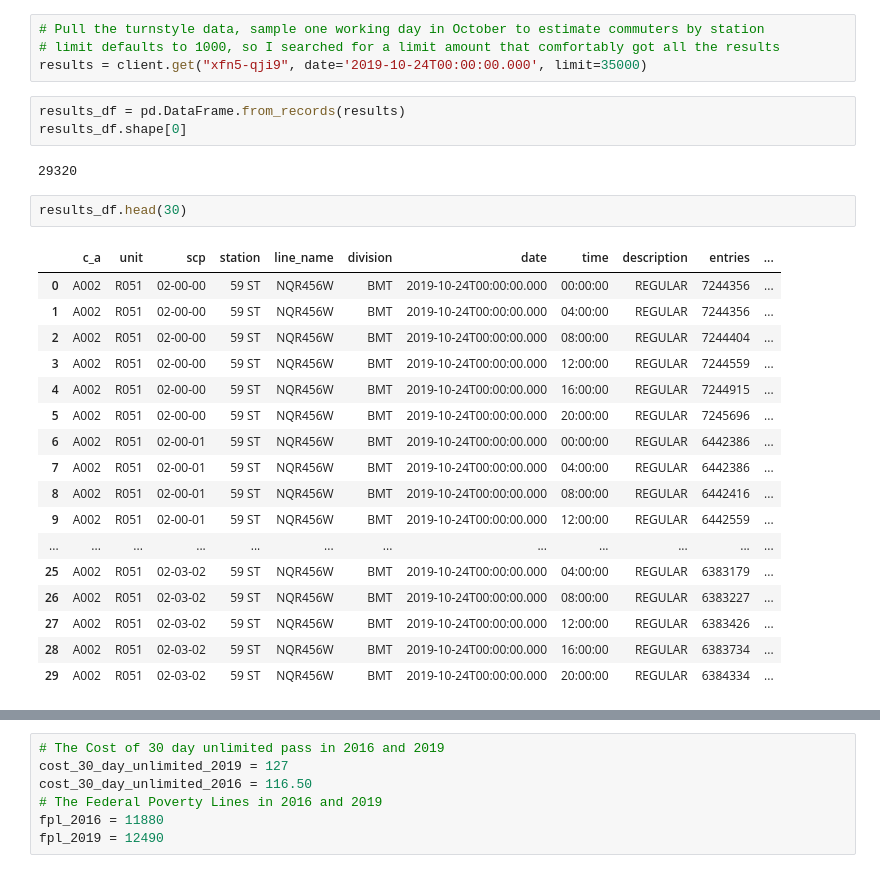
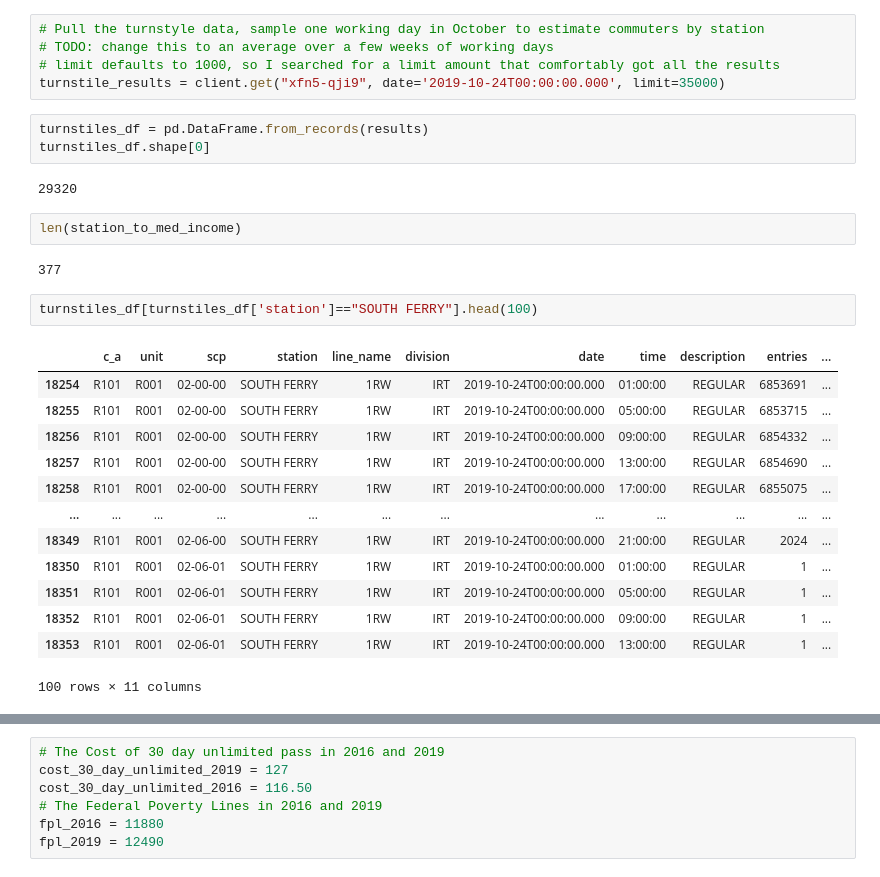
Before and after one commit to ilica/fairfares, a Jupyter notebook: DraftDataAnalysis.ipynb, the cells around one changed output, grey strips where cells are left out. Drawn from its saved outputs; the diff is of its cells as text.

```diff
--- a/DraftDataAnalysis.ipynb
+++ b/DraftDataAnalysis.ipynb
@@ -46,29 +70,30 @@ subway_to_latlong.head(20)
 # %%
 # Pull the turnstyle data, sample one working day in October to estimate commuters by station
+# TODO: change this to an average over a few weeks of working days
 # limit defaults to 1000, so I searched for a limit amount that comfortably got all the results
-results = client.get("xfn5-qji9", date='2019-10-24T00:00:00.000', limit=35000)
+turnstile_results = client.get("xfn5-qji9", date='2019-10-24T00:00:00.000', limit=35000)
 # %%
-results_df = pd.DataFrame.from_records(results)
-results_df.shape[0]
+turnstiles_df = pd.DataFrame.from_records(results)
+turnstiles_df.shape[0]
 # %% [output]
 29320
-# %%
-results_df.head(30)
-# %% [output]
-|  | c_a | unit | scp | station | line_name | division | date | time | description | entries | ... |
-| 0 | A002 | R051 | 02-00-00 | 59 ST | NQR456W | BMT | 2019-10-24T00:00:00.000 | 00:00:00 | REGULAR | 7244356 | ... |
-| 1 | A002 | R051 | 02-00-00 | 59 ST | NQR456W | BMT | 2019-10-24T00:00:00.000 | 04:00:00 | REGULAR | 7244356 | ... |
-| 2 | A002 | R051 | 02-00-00 | 59 ST | NQR456W | BMT | 2019-10-24T00:00:00.000 | 08:00:00 | REGULAR | 7244404 | ... |
-| 3 | A002 | R051 | 02-00-00 | 59 ST | NQR456W | BMT | 2019-10-24T00:00:00.000 | 12:00:00 | REGULAR | 7244559 | ... |
-| 4 | A002 | R051 | 02-00-00 | 59 ST | NQR456W | BMT | 2019-10-24T00:00:00.000 | 16:00:00 | REGULAR | 7244915 | ... |
-| 5 | A002 | R051 | 02-00-00 | 59 ST | NQR456W | BMT | 2019-10-24T00:00:00.000 | 20:00:00 | REGULAR | 7245696 | ... |
-| 6 | A002 | R051 | 02-00-01 | 59 ST | NQR456W | BMT | 2019-10-24T00:00:00.000 | 00:00:00 | REGULAR | 6442386 | ... |
-| 7 | A002 | R051 | 02-00-01 | 59 ST | NQR456W | BMT | 2019-10-24T00:00:00.000 | 04:00:00 | REGULAR | 6442386 | ... |
-| 8 | A002 | R051 | 02-00-01 | 59 ST | NQR456W | BMT | 2019-10-24T00:00:00.000 | 08:00:00 | REGULAR | 6442416 | ... |
-| 9 | A002 | R051 | 02-00-01 | 59 ST | NQR456W | BMT | 2019-10-24T00:00:00.000 | 12:00:00 | REGULAR | 6442559 | ... |
-| ... | ... | ... | ... | ... | ... | ... | ... | ... | ... | ... | ... |
-| 25 | A002 | R051 | 02-03-02 | 59 ST | NQR456W | BMT | 2019-10-24T00:00:00.000 | 04:00:00 | REGULAR | 6383179 | ... |
-| 26 | A002 | R051 | 02-03-02 | 59 ST | NQR456W | BMT | 2019-10-24T00:00:00.000 | 08:00:00 | REGULAR | 6383227 | ... |
-| 27 | A002 | R051 | 02-03-02 | 59 ST | NQR456W | BMT | 2019-10-24T00:00:00.000 | 12:00:00 | REGULAR | 6383426 | ... |
-| 28 | A002 | R051 | 02-03-02 | 59 ST | NQR456W | BMT | 2019-10-24T00:00:00.000 | 16:00:00 | REGULAR | 6383734 | ... |
-| 29 | A002 | R051 | 02-03-02 | 59 ST | NQR456W | BMT | 2019-10-24T00:00:00.000 | 20:00:00 | REGULAR | 6384334 | ... |
+# %%
+len(station_to_med_income)
+# %% [output]
+377
+# %%
+turnstiles_df[turnstiles_df['station']=="SOUTH FERRY"].head(100)
+# %% [output]
+|  | c_a | unit | scp | station | line_name | division | date | time | description | entries | ... |
+| 18254 | R101 | R001 | 02-00-00 | SOUTH FERRY | 1RW | IRT | 2019-10-24T00:00:00.000 | 01:00:00 | REGULAR | 6853691 | ... |
+| 18255 | R101 | R001 | 02-00-00 | SOUTH FERRY | 1RW | IRT | 2019-10-24T00:00:00.000 | 05:00:00 | REGULAR | 6853715 | ... |
+| 18256 | R101 | R001 | 02-00-00 | SOUTH FERRY | 1RW | IRT | 2019-10-24T00:00:00.000 | 09:00:00 | REGULAR | 6854332 | ... |
+| 18257 | R101 | R001 | 02-00-00 | SOUTH FERRY | 1RW | IRT | 2019-10-24T00:00:00.000 | 13:00:00 | REGULAR | 6854690 | ... |
+| 18258 | R101 | R001 | 02-00-00 | SOUTH FERRY | 1RW | IRT | 2019-10-24T00:00:00.000 | 17:00:00 | REGULAR | 6855075 | ... |
+| ... | ... | ... | ... | ... | ... | ... | ... | ... | ... | ... | ... |
+| 18349 | R101 | R001 | 02-06-00 | SOUTH FERRY | 1RW | IRT | 2019-10-24T00:00:00.000 | 21:00:00 | REGULAR | 2024 | ... |
+| 18350 | R101 | R001 | 02-06-01 | SOUTH FERRY | 1RW | IRT | 2019-10-24T00:00:00.000 | 01:00:00 | REGULAR | 1 | ... |
+| 18351 | R101 | R001 | 02-06-01 | SOUTH FERRY | 1RW | IRT | 2019-10-24T00:00:00.000 | 05:00:00 | REGULAR | 1 | ... |
+| 18352 | R101 | R001 | 02-06-01 | SOUTH FERRY | 1RW | IRT | 2019-10-24T00:00:00.000 | 09:00:00 | REGULAR | 1 | ... |
+| 18353 | R101 | R001 | 02-06-01 | SOUTH FERRY | 1RW | IRT | 2019-10-24T00:00:00.000 | 13:00:00 | REGULAR | 1 | ... |
+100 rows × 11 columns
```
Also changed, not shown: parts of 9 cells of this notebook.
